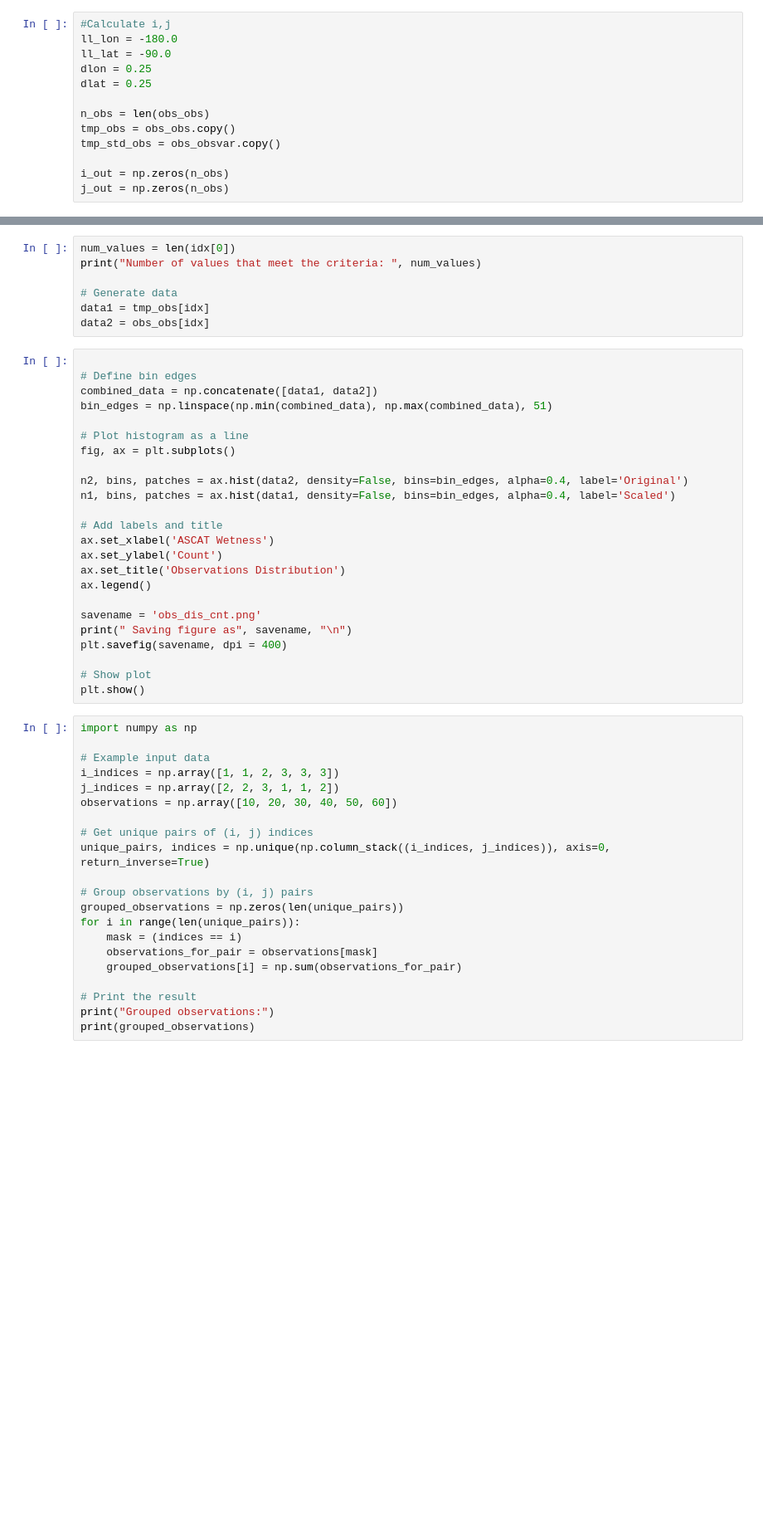
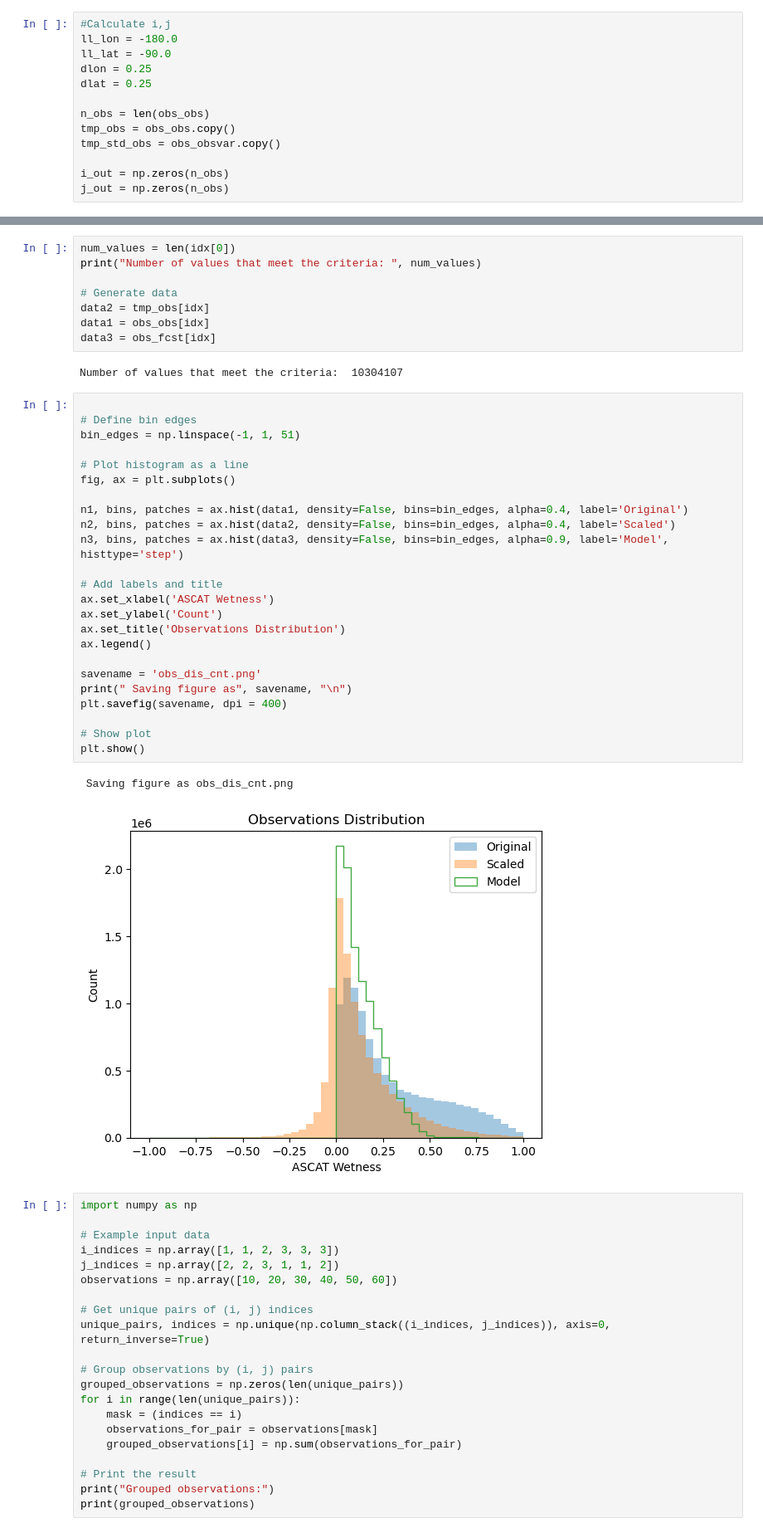
Before and after one commit to amfox37/GEOSldas_diagnostics, a Jupyter notebook: Jupyter/sclprm_tester.ipynb, the cells around one changed output, grey strips where cells are left out. Shown at 83% size. Saved outputs shown, nothing was run; the diff lists cells and outputs as text; blank space fills up the shorter version.

```diff
--- a/Jupyter/sclprm_tester.ipynb
+++ b/Jupyter/sclprm_tester.ipynb
@@ -186,32 +238,38 @@ num_values = len(idx[0])
 print("Number of values that meet the criteria: ", num_values)
 
 # Generate data
-data1 = tmp_obs[idx]
-data2 = obs_obs[idx]
+data2 = tmp_obs[idx]
+data1 = obs_obs[idx]
+data3 = obs_fcst[idx]
+# %% [output]
+Number of values that meet the criteria:  10304107
 # %%
 
 # Define bin edges
-combined_data = np.concatenate([data1, data2])
-bin_edges = np.linspace(np.min(combined_data), np.max(combined_data), 51)
+bin_edges = np.linspace(-1, 1, 51)
 
 # Plot histogram as a line
 fig, ax = plt.subplots()
 
-n2, bins, patches = ax.hist(data2, density=False, bins=bin_edges, alpha=0.4, label='Original')
-n1, bins, patches = ax.hist(data1, density=False, bins=bin_edges, alpha=0.4, label='Scaled')
+n1, bins, patches = ax.hist(data1, density=False, bins=bin_edges, alpha=0.4, label='Original')
+n2, bins, patches = ax.hist(data2, density=False, bins=bin_edges, alpha=0.4, label='Scaled')
+n3, bins, patches = ax.hist(data3, density=False, bins=bin_edges, alpha=0.9, label='Model', histtype='step')
 
 # Add labels and title
 ax.set_xlabel('ASCAT Wetness')
 ax.set_ylabel('Count')
 ax.set_title('Observations Distribution')
 ax.legend()
 
 savename = 'obs_dis_cnt.png'
 print(" Saving figure as", savename, "\n")
 plt.savefig(savename, dpi = 400)
 
 # Show plot
 plt.show()
+# %% [output]
+ Saving figure as obs_dis_cnt.png
+[figure, added]
 # %%
 import numpy as np
 
```
Also changed, not shown: parts of 16 cells of this notebook, 6 other files.
